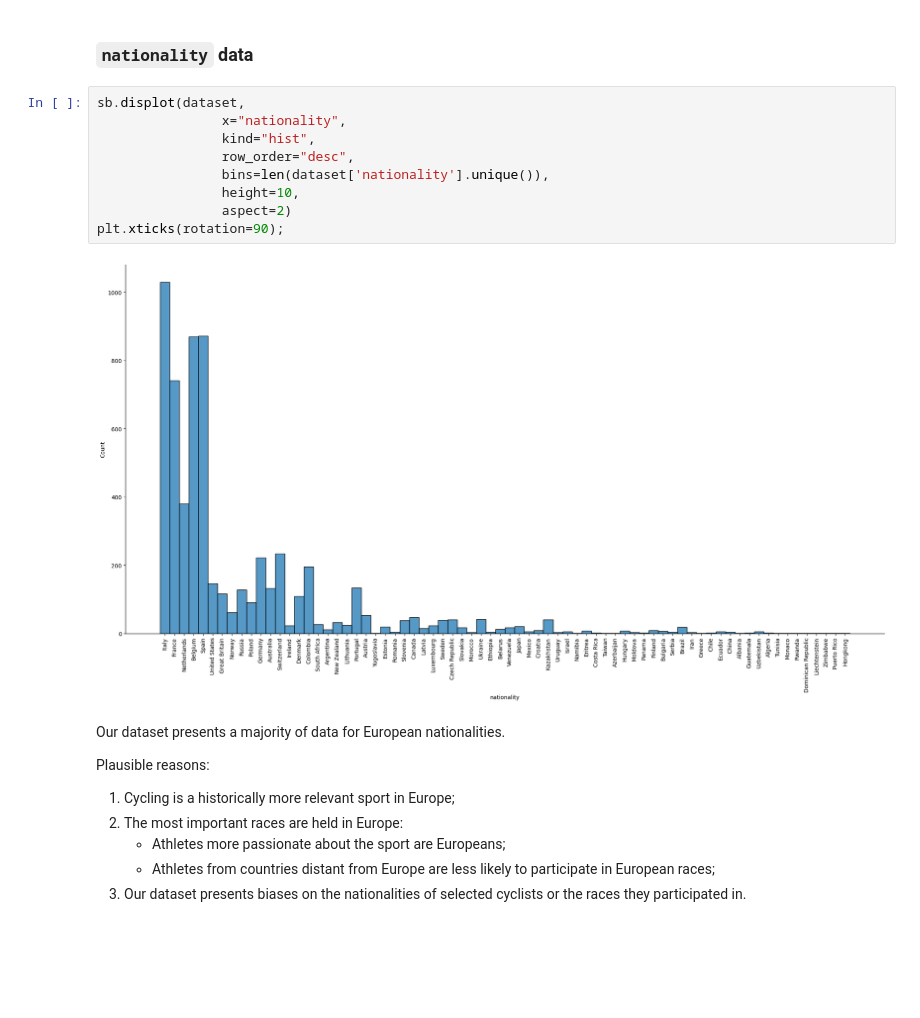
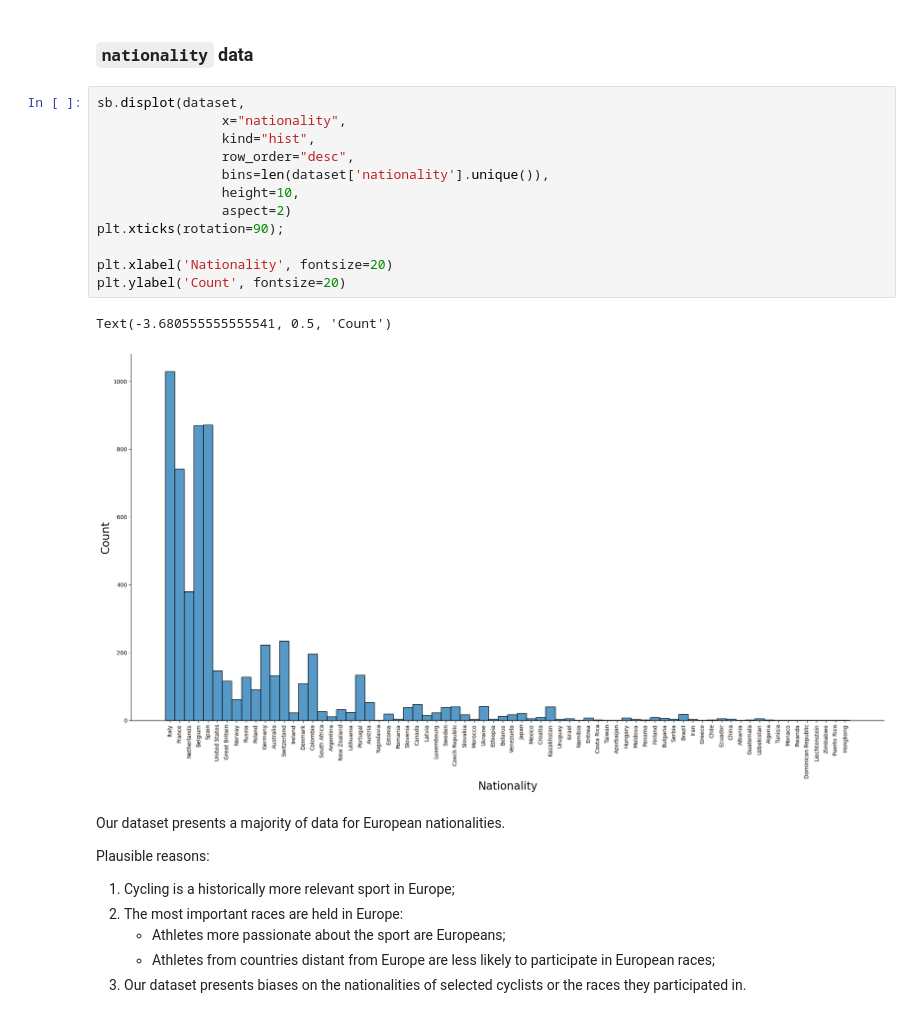
Before and after one commit to JacopoRaffi/DM_Project, a Jupyter notebook: TASK1/cyclists_understanding.ipynb, the cells around one changed output. Saved outputs shown, nothing was run; the diff lists cells and outputs as text; blank space fills up the shorter version.

```diff
--- a/TASK1/cyclists_understanding.ipynb
+++ b/TASK1/cyclists_understanding.ipynb
@@ -309,14 +317,18 @@ According to the data we collected from sources (cite), the average height of cy
 # %%
 sb.displot(dataset,
                 x="nationality",
                 kind="hist",
                 row_order="desc",
                 bins=len(dataset['nationality'].unique()),
                 height=10,
                 aspect=2)
 plt.xticks(rotation=90);
+
+plt.xlabel('Nationality', fontsize=20)
+plt.ylabel('Count', fontsize=20)
 # %% [output]
+Text(-3.680555555555541, 0.5, 'Count')
-[figure, old version]
+[figure, new version]
 # %% [markdown]
 Our dataset presents a majority of data for European nationalities.
 
```
Also changed, not shown: parts of 30 cells of this notebook, 3 other files.
